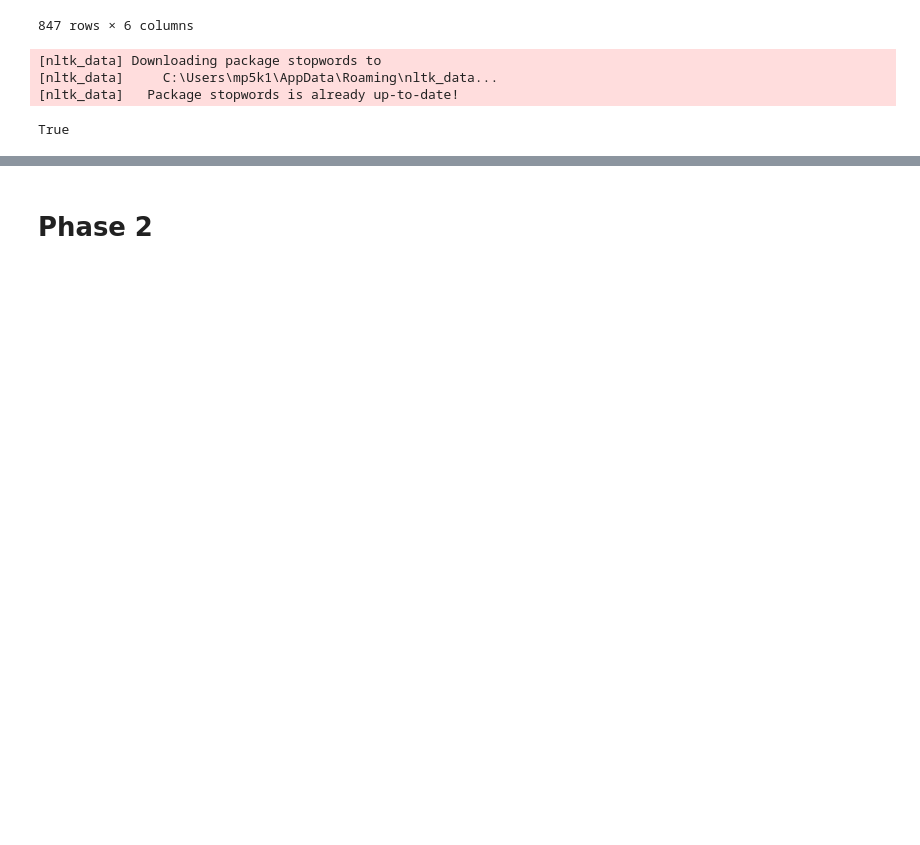
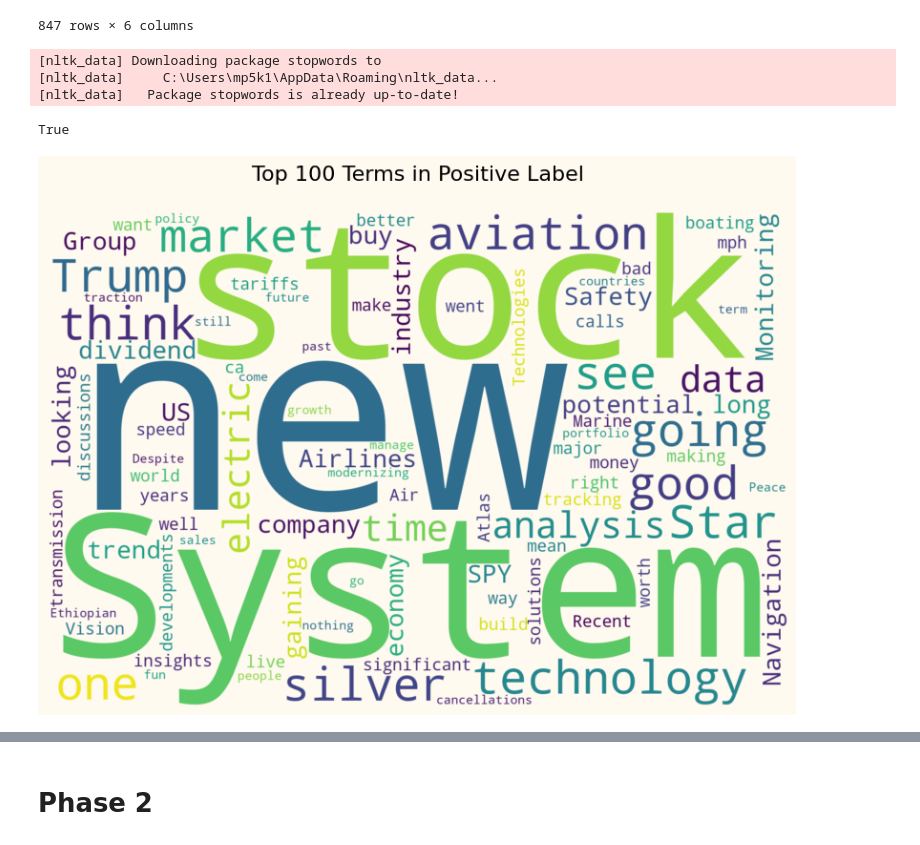
Before and after one commit to PinguNootNoot/DM2025-Lab1, a Jupyter notebook: DM2025-Lab1-Homework.ipynb, the cells around one changed output, grey strips where cells are left out. Cells and saved outputs as stored; diff of their text form; code cells hidden in the pictures; blank space fills up the shorter version.

```diff
--- a/DM2025-Lab1-Homework.ipynb
+++ b/DM2025-Lab1-Homework.ipynb
@@ -182,25 +182,39 @@ for i in range(len(processed_data)):
 # %%
 # Analysis attempt on the positive words
 import plotly.graph_objects as go
+import matplotlib.pyplot as plt
+from wordcloud import WordCloud
 
 pos_frequency = pd.Series(pos).value_counts()
-linefig = go.Figure(go.Scatter(x=pos_frequency.index,
-                               y=pos_frequency.to_list(),
+linefig = go.Figure(go.Scatter(x=pos_frequency[:250].index,
+                               y=pos_frequency[:250].to_list(),
                                mode='markers',
                                line=dict(color='dodgerblue')))
 
-linefig.update_layout(yaxis_title='frequency')
+linefig.update_layout(title=dict(text='[Positive Label] 250 Most Frequently Used Terms', x=0.5, font=dict(size=20)),
+                      yaxis_title='frequency')
 linefig.show()
 
 # Top 20 words appeared in the positive data
 # pie_colors = []
 piefig = go.Figure(go.Pie(values=pos_frequency[:20].to_list(),
                           labels=pos_frequency[:20].index))
 
-piefig.update_layout(width=700)
+piefig.update_layout(width=600, title='Top 20 Terms in Positive Label', title_x=0.5)
 piefig.update_traces(hoverinfo='label+value', textinfo='percent', textfont_size=14,
                      marker=dict(line=dict(color='black', width=0.5)))
 piefig.show()
+
+# Show top 100 positive words using Wordcloud
+cloud_text = ' '.join(w for w in pos_frequency[:100].index.to_list())
+pos_cloud = WordCloud(width=1500, height=1000, background_color='floralwhite').generate(cloud_text)
+plt.figure(figsize=(10,8), facecolor='floralwhite')
+plt.imshow(pos_cloud, interpolation='bilinear')
+plt.axis('off')
+plt.title('Top 100 Terms in Positive Label', y=1.05, fontsize=16)
+plt.show()
+# %% [output]
+[figure, added]
 # %%
 # Analysis attempt on the negative words
 neg_frequency = pd.Series(neg).value_counts()
```
Also changed, not shown: parts of 7 cells of this notebook, 2 other files.
